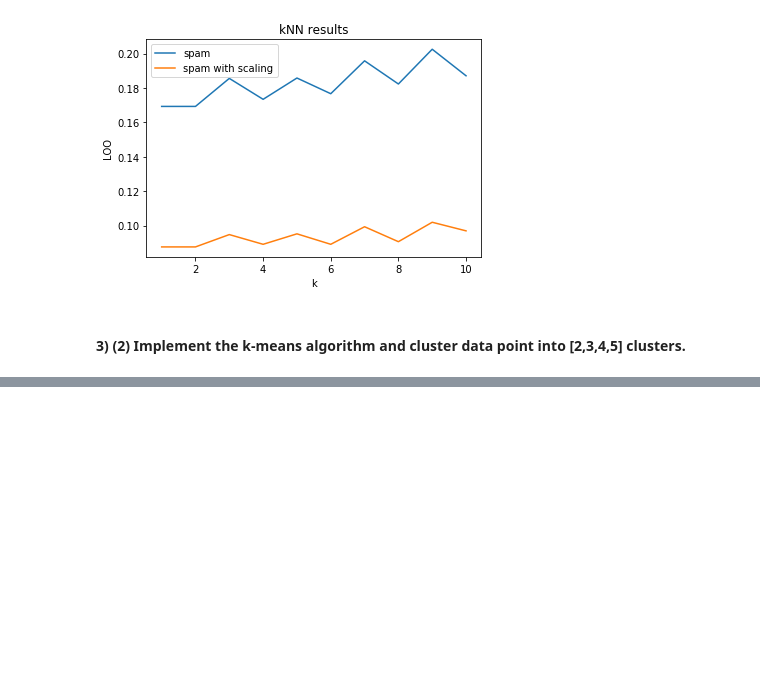
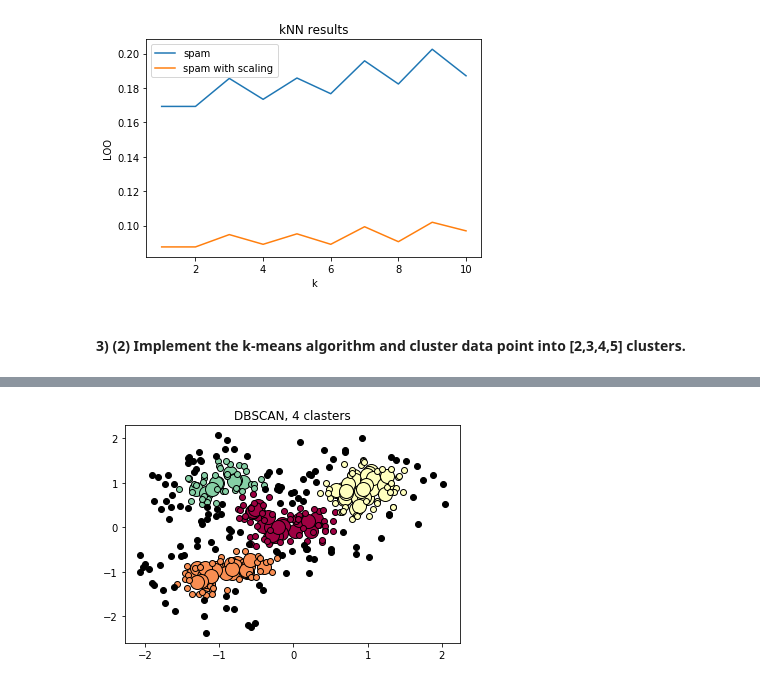
Before and after one commit to Igor-Tukh/machine-learning-hse, a Jupyter notebook: hw01/hw01.ipynb, the cells around one changed output, grey strips where cells are left out. Saved outputs shown, nothing was run; the diff lists cells and outputs as text; code cells hidden in the pictures; blank space fills up the shorter version.

```diff
--- a/hw01/hw01.ipynb
+++ b/hw01/hw01.ipynb
@@ -152,0 +303,4 @@ plt.show()
+# %%
+draw_clasters_DBSCAN(*clasterization[4][6], points)
+# %% [output]
+[figure, added]
```
Also changed, not shown: parts of 24 cells of this notebook.
